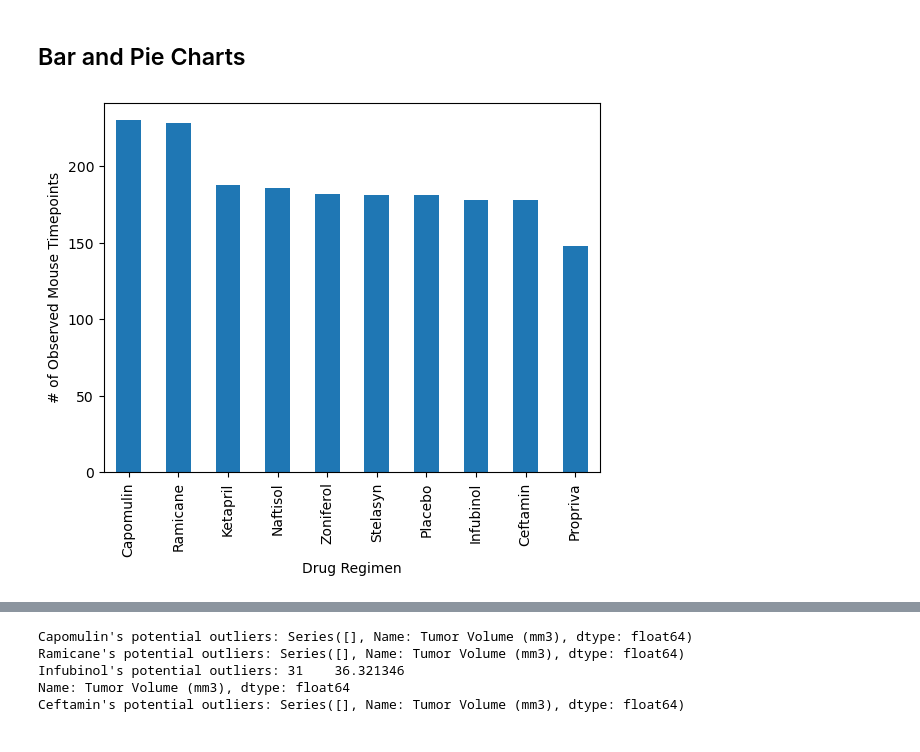
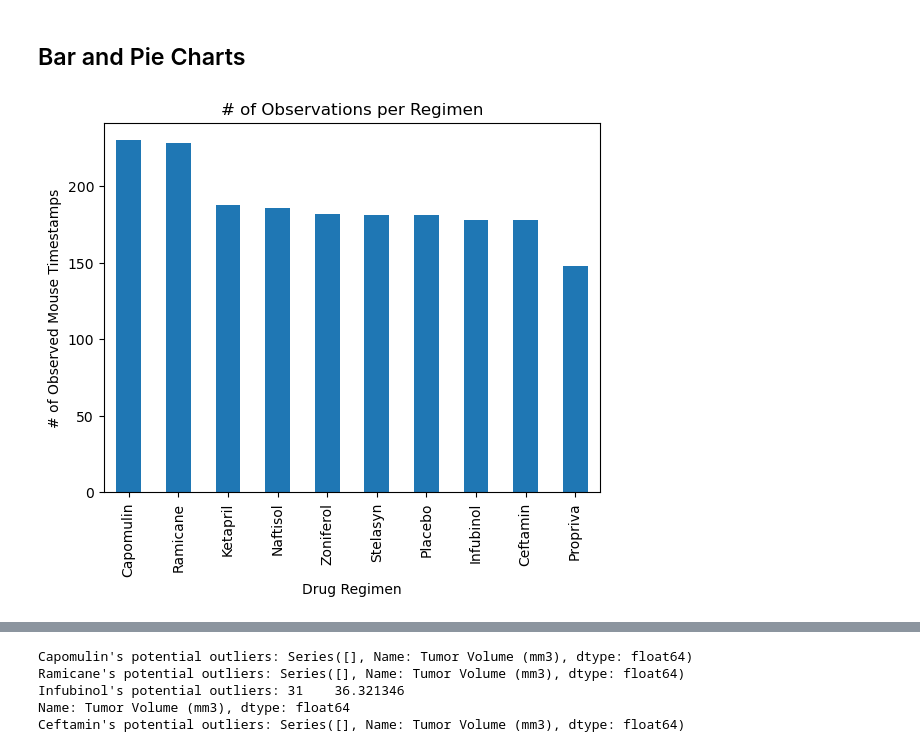
Before and after one commit to Crespo3043/Pymaceuticals_Matplotlib, a Jupyter notebook: Pymaceuticals/pymaceuticals.ipynb, the cells around one changed output, grey strips where cells are left out. Drawn from its saved outputs; the diff is of its cells as text; code cells hidden in the pictures.

```diff
--- a/Pymaceuticals/pymaceuticals.ipynb
+++ b/Pymaceuticals/pymaceuticals.ipynb
@@ -20,7 +20,7 @@ mouse_metadata = pd.read_csv(mouse_metadata_path)
 study_results = pd.read_csv(study_results_path)
 
 # Combine the data into a single DataFrame
-mouse_trial1_df=pd.merge(mouse_metadata, study_results, on="Mouse ID")
+mouse_trial1_df=pd.merge(study_results, mouse_metadata, on="Mouse ID")
 
 # Display the data table for preview
 mouse_trial1_df
@@ -70,5 +79,8 @@ array(['g989'], dtype=object)
 | 1592 | g989 | 35 | 62.570880 | 2 | Propriva | Female | 21 | ... |
 # %%
 # Create a clean DataFrame by dropping the duplicate mouse by its ID.
+#clean_mouse_df = mouse_trial1_df.loc[~bad_mice_mask_s]
+clean_mouse_df = mouse_trial1_df[mouse_trial1_df['Mouse ID'].isin(duplicate_mice) == False]
+clean_mouse_df
 # %% [output]
 |  | Mouse ID | Timepoint | Tumor Volume (mm3) | Metastatic Sites | Drug Regimen | Sex | Age_months | ... |
@@ -125,5 +154,13 @@ array(['g989'], dtype=object)
 ## Bar and Pie Charts
 # %%
 # Generate a bar plot showing the total number of rows (Mouse ID/Timepoints) for each drug regimen using Pandas.
+mice_count = clean_mouse_df["Drug Regimen"].value_counts()
+
+plot_pandas = mice_count.plot.bar(color='tab:blue')
+# Set the xlabel, ylabel, and title using class methods
+plt.xlabel("Drug Regimen")
+plt.ylabel("# of Observed Mouse Timestamps")
+plt.title('# of Observations per Regimen')
+plt.show()
 # %% [output]
-[figure, old version]
+[figure, new version]
```
Also changed, not shown: parts of 17 cells of this notebook.
